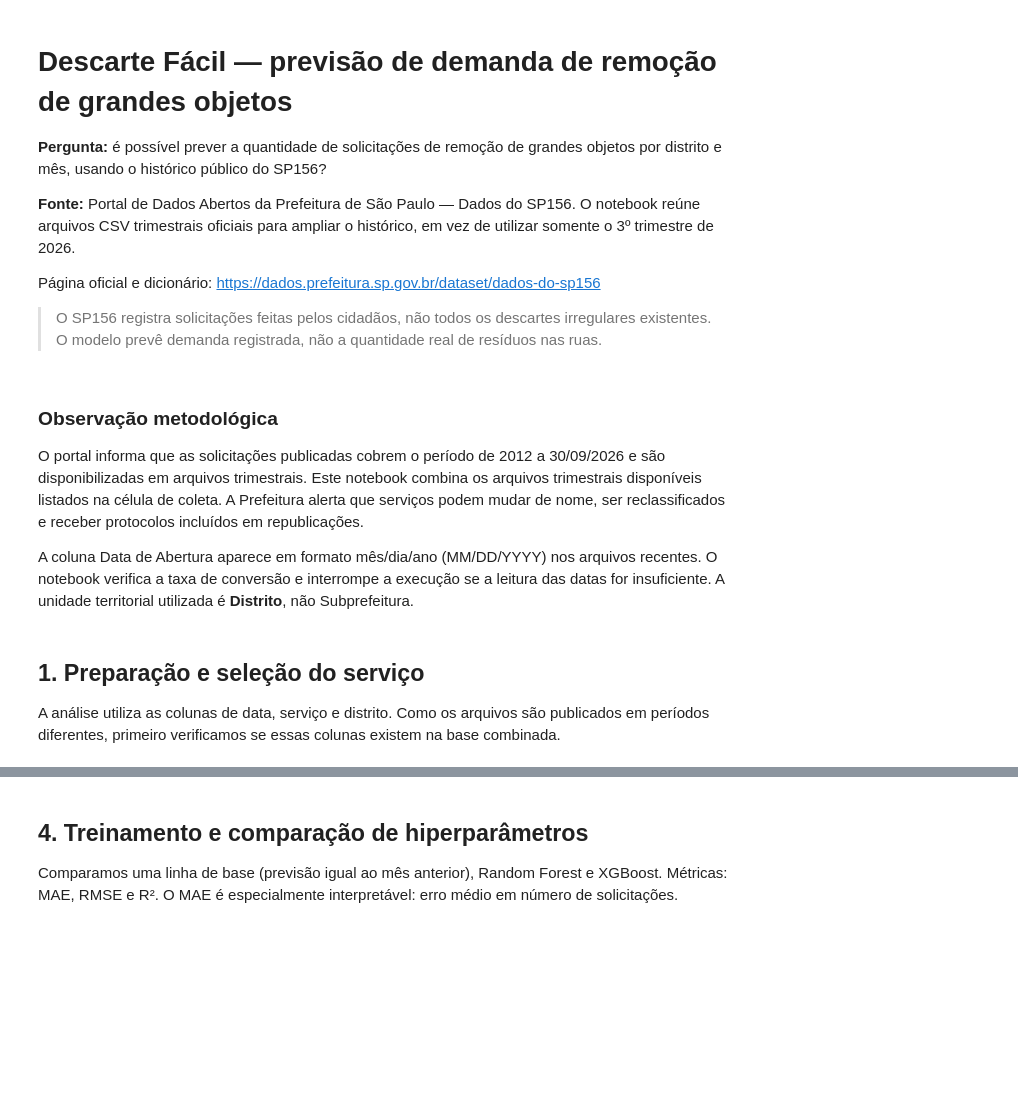
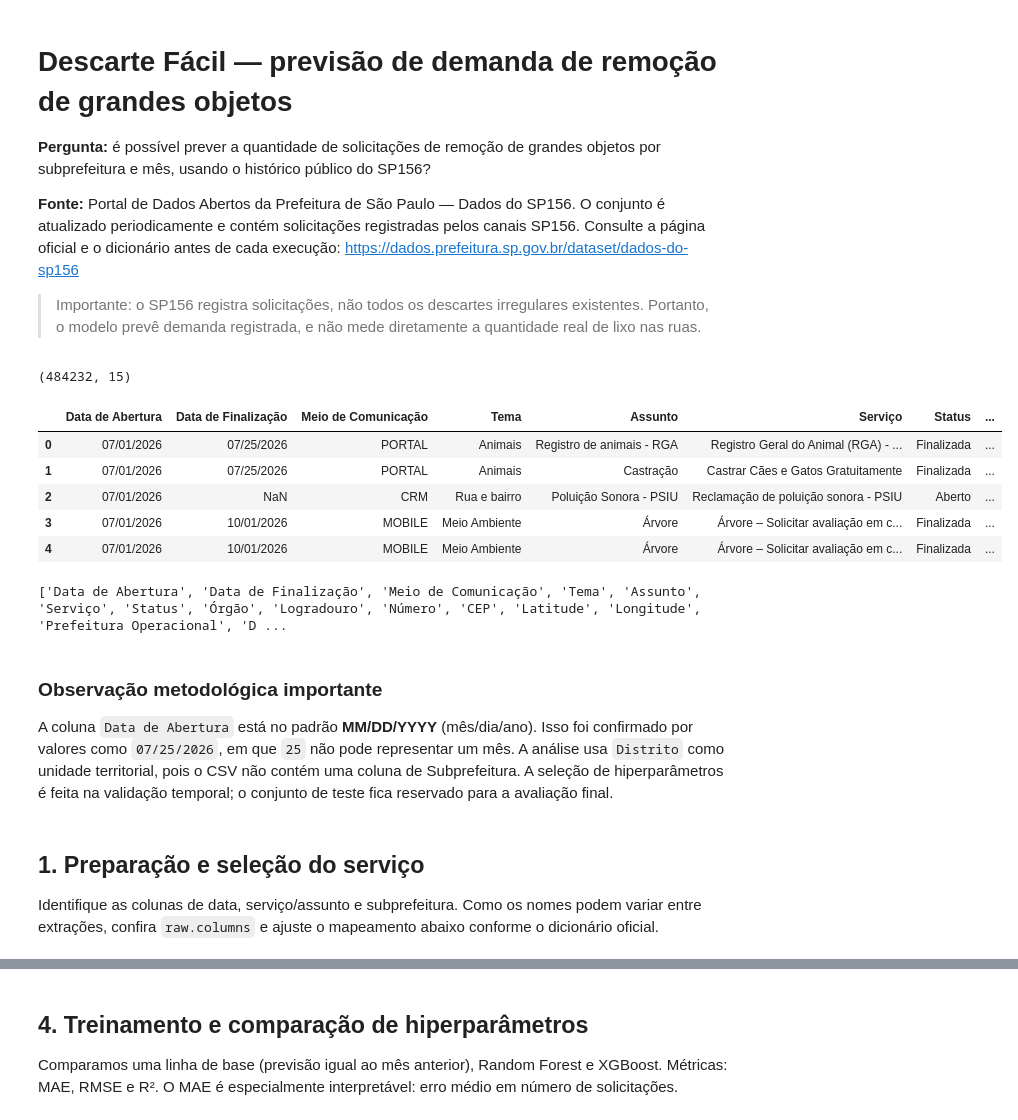
Before and after one commit to GABRUUUUU/descarte-facil, a Jupyter notebook: ml/descarte_facil_ml.ipynb, the cells around one changed output, grey strips where cells are left out. Drawn from its saved outputs; the diff is of its cells as text; code cells hidden in the pictures; blank space fills up the shorter version.

```diff
--- a/ml/descarte_facil_ml.ipynb
+++ b/ml/descarte_facil_ml.ipynb
@@ -1,77 +1,47 @@
 # %% [markdown]
 # Descarte Fácil — previsão de demanda de remoção de grandes objetos
 
-**Pergunta:** é possível prever a quantidade de solicitações de remoção de grandes objetos por distrito e mês, usando o histórico público do SP156?
+**Pergunta:** é possível prever a quantidade de solicitações de remoção de grandes objetos por subprefeitura e mês, usando o histórico público do SP156?
 
 **Fonte:** Portal de Dados Abertos da Prefeitura de São Paulo — Dados do SP156.
-O notebook reúne arquivos CSV trimestrais oficiais para ampliar o histórico, em vez de utilizar somente o 3º trimestre de 2026.
+O conjunto é atualizado periodicamente e contém solicitações registradas pelos canais SP156.
+Consulte a página oficial e o dicionário antes de cada execução:
+https://dados.prefeitura.sp.gov.br/dataset/dados-do-sp156
 
-Página oficial e dicionário: https://dados.prefeitura.sp.gov.br/dataset/dados-do-sp156
-
-> O SP156 registra solicitações feitas pelos cidadãos, não todos os descartes irregulares existentes. O modelo prevê demanda registrada, não a quantidade real de resíduos nas ruas.
+> Importante: o SP156 registra solicitações, não todos os descartes irregulares existentes.
+> Portanto, o modelo prevê demanda registrada, e não mede diretamente a quantidade real de lixo nas ruas.
 # %%
 !pip -q install pandas numpy matplotlib seaborn scikit-learn xgboost requests
 # %%
 import io, requests, pandas as pd, numpy as np, matplotlib.pyplot as plt
 from sklearn.ensemble import RandomForestRegressor
 from sklearn.metrics import mean_absolute_error, mean_squared_error, r2_score
 from sklearn.model_selection import ParameterGrid
 from xgboost import XGBRegressor
 
-# Arquivos trimestrais oficiais identificados na página do conjunto Dados do SP156.
-# A Prefeitura publica uma extração por trimestre. Os links podem ser atualizados
-# quando o portal republicar os arquivos; consulte a página oficial se houver erro.
-BASE = "https://dados.prefeitura.sp.gov.br/dataset/0aecfa2b-aa3a-40d4-8183-0d4351b7fd0a/resource/{}/download/{}"
-SOURCES = [
-    ("2024-T4", "ed357147-f15c-4bf0-ad15-edc963a9f130", "arquivo-final-4-trim.-2024.csv"),
-    ("2025-T1", "7c5aeb58-2cad-40ba-9e9e-af1c17cc5070", "arquivo-final-1-trim-25.csv"),
-    ("2025-T2", "f5df7f4a-d614-4f85-b4a0-263ec9370cd9", "arquivo-final-2-trim-25.csv"),
-    ("2025-T3", "3b1d2648-d586-40c8-819c-24fbb8005343", "arquivo-final-3-trim-25.csv"),
-    ("2025-T4", "d3a98097-8128-45d4-b8fe-21874b81c971", "arquivo-final-4-trim-25.csv"),
-    ("2026-T1", "75105148-4efd-48f3-8ae0-fc6c2adf7060", "arquivo-final-1-trim-26.csv"),
-    ("2026-T2", "368eb32d-ef25-4441-be8f-fce0146575a1", "arquivo-final-2-trim-26.csv"),
-    ("2026-T3", "f67fcc12-8da4-485f-92a3-d2af40cc771e", "arquivo-final-3-trim-26.csv"),
-]
-
-frames, download_log = [], []
-for quarter, resource_id, filename in SOURCES:
-    url = BASE.format(resource_id, filename)
-    response = requests.get(url, timeout=180)
-    if response.status_code != 200:
-        print(f"Aviso: {quarter} retornou HTTP {response.status_code}; confira o link no portal.")
-        continue
-    frame = pd.read_csv(io.BytesIO(response.content), sep=None, engine="python", encoding_errors="replace")
-    frame["arquivo_origem"] = quarter
-    frames.append(frame)
-    download_log.append({"trimestre": quarter, "linhas": len(frame), "colunas": len(frame.columns)})
-    print(f"{quarter}: {len(frame):,} registros")
-
-if not frames:
-    raise RuntimeError("Nenhum CSV foi carregado. Confira os links e a conexão com o Portal de Dados Abertos.")
-
-expected_quarters = [item[0] for item in SOURCES]
-loaded_quarters = [item["trimestre"] for item in download_log]
-missing_quarters = sorted(set(expected_quarters) - set(loaded_quarters))
-if missing_quarters:
-    raise RuntimeError(
-        "Não foi possível carregar todos os trimestres esperados: "
-        + ", ".join(missing_quarters)
-        + ". A execução foi interrompida para não preencher períodos ausentes artificialmente com zeros."
-    )
-
-raw = pd.concat(frames, ignore_index=True, sort=False)
-print("\nBase combinada:", raw.shape)
-display(pd.DataFrame(download_log))
+# CSV oficial mais recente identificado no portal (3º trimestre de 2026).
+# Se a Prefeitura alterar o endereço, obtenha o novo link na página do conjunto.
+DATA_URL = "https://dados.prefeitura.sp.gov.br/dataset/0aecfa2b-aa3a-40d4-8183-0d4351b7fd0a/resource/f67fcc12-8da4-485f-92a3-d2af40cc771e/download/arquivo-final-3-trim-26.csv"
+r = requests.get(DATA_URL, timeout=180)
+r.raise_for_status()
+raw = pd.read_csv(io.BytesIO(r.content), sep=None, engine="python", encoding_errors="replace")
+print(raw.shape)
 display(raw.head())
 print(raw.columns.tolist())
+# %% [output]
+(484232, 15)
+|  | Data de Abertura | Data de Finalização | Meio de Comunicação | Tema | Assunto | Serviço | Status | ... |
+| 0 | 07/01/2026 | 07/25/2026 | PORTAL | Animais | Registro de animais - RGA | Registro Geral do Animal (RGA) - ... | Finalizada | ... |
+| 1 | 07/01/2026 | 07/25/2026 | PORTAL | Animais | Castração | Castrar Cães e Gatos Gratuitamente | Finalizada | ... |
+| 2 | 07/01/2026 | NaN | CRM | Rua e bairro | Poluição Sonora - PSIU | Reclamação de poluição sonora - PSIU | Aberto | ... |
+| 3 | 07/01/2026 | 10/01/2026 | MOBILE | Meio Ambiente | Árvore | Árvore – Solicitar avaliação em c... | Finalizada | ... |
+| 4 | 07/01/2026 | 10/01/2026 | MOBILE | Meio Ambiente | Árvore | Árvore – Solicitar avaliação em c... | Finalizada | ... |
+['Data de Abertura', 'Data de Finalização', 'Meio de Comunicação', 'Tema', 'Assunto', 'Serviço', 'Status', 'Órgão', 'Logradouro', 'Número', 'CEP', 'Latitude', 'Longitude', 'Prefeitura Operacional', 'D ...
 # %% [markdown]
-### Observação metodológica
+### Observação metodológica importante
 
-O portal informa que as solicitações publicadas cobrem o período de 2012 a 30/09/2026 e são disponibilizadas em arquivos trimestrais. Este notebook combina os arquivos trimestrais disponíveis listados na célula de coleta. A Prefeitura alerta que serviços podem mudar de nome, ser reclassificados e receber protocolos incluídos em republicações.
-
-A coluna Data de Abertura aparece em formato mês/dia/ano (MM/DD/YYYY) nos arquivos recentes. O notebook verifica a taxa de conversão e interrompe a execução se a leitura das datas for insuficiente. A unidade territorial utilizada é **Distrito**, não Subprefeitura.
+A coluna `Data de Abertura` está no padrão **MM/DD/YYYY** (mês/dia/ano). Isso foi confirmado por valores como `07/25/2026`, em que `25` não pode representar um mês. A análise usa `Distrito` como unidade territorial, pois o CSV não contém uma coluna de Subprefeitura. A seleção de hiperparâmetros é feita na validação temporal; o conjunto de teste fica reservado para a avaliação final.
 # %% [markdown]
 ## 1. Preparação e seleção do serviço
-
-A análise utiliza as colunas de data, serviço e distrito. Como os arquivos são publicados em períodos diferentes, primeiro verificamos se essas colunas existem na base combinada.
+Identifique as colunas de data, serviço/assunto e subprefeitura. Como os nomes podem variar entre extrações, confira `raw.columns` e ajuste o mapeamento abaixo conforme o dicionário oficial.
 # %%
```
Also changed, not shown: parts of 9 cells of this notebook.
